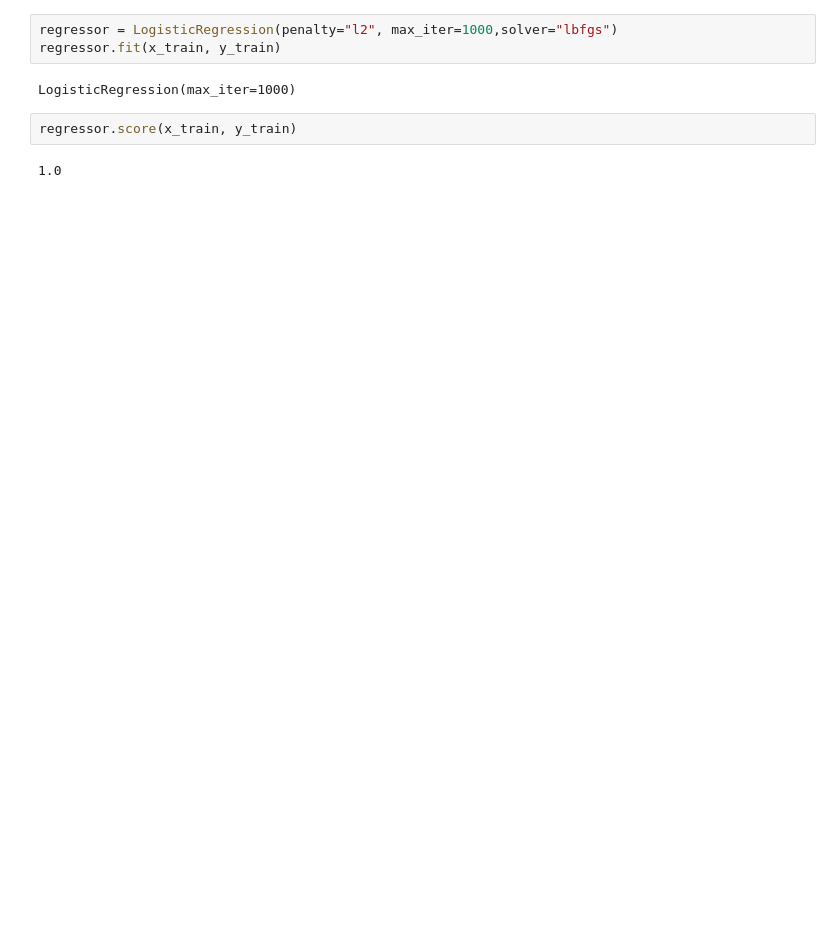
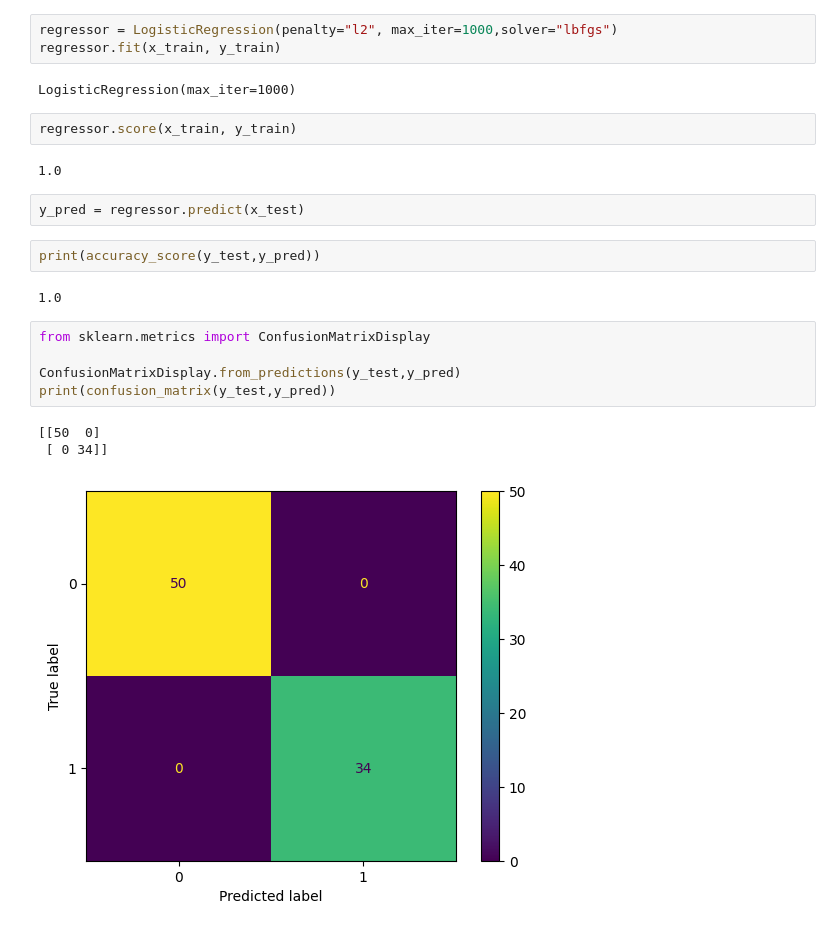
Before and after one commit to nsoukouna3/Machine-Learning, a Jupyter notebook: Titanic_Analysis_project.ipynb, the cells around one changed output. Drawn from its saved outputs; the diff is of its cells as text; blank space fills up the shorter version.

```diff
--- a/Titanic_Analysis_project.ipynb
+++ b/Titanic_Analysis_project.ipynb
@@ -399,3 +401,18 @@ LogisticRegression(max_iter=1000)
 regressor.score(x_train, y_train)
 # %% [output]
 1.0
+# %%
+y_pred = regressor.predict(x_test)
+# %%
+print(accuracy_score(y_test,y_pred))
+# %% [output]
+1.0
+# %%
+from sklearn.metrics import ConfusionMatrixDisplay
+
+ConfusionMatrixDisplay.from_predictions(y_test,y_pred)
+print(confusion_matrix(y_test,y_pred))
+# %% [output]
+[[50  0]
+ [ 0 34]]
+[figure, added]
```
Also changed, not shown: parts of 15 cells of this notebook.
